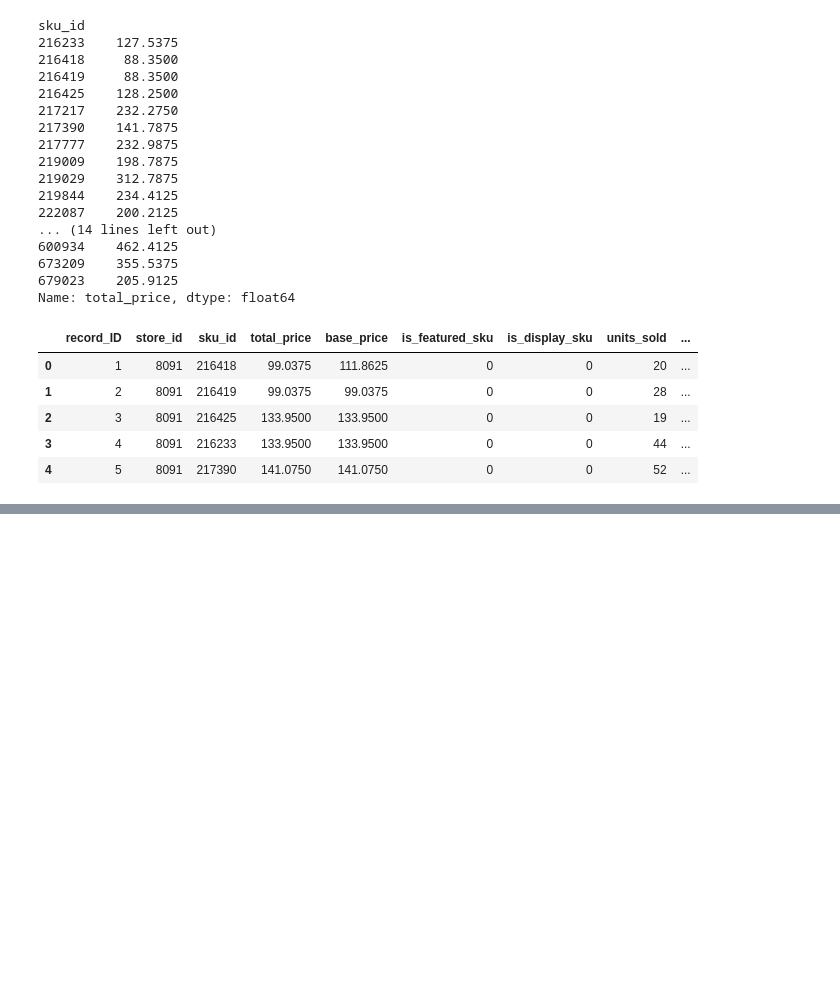
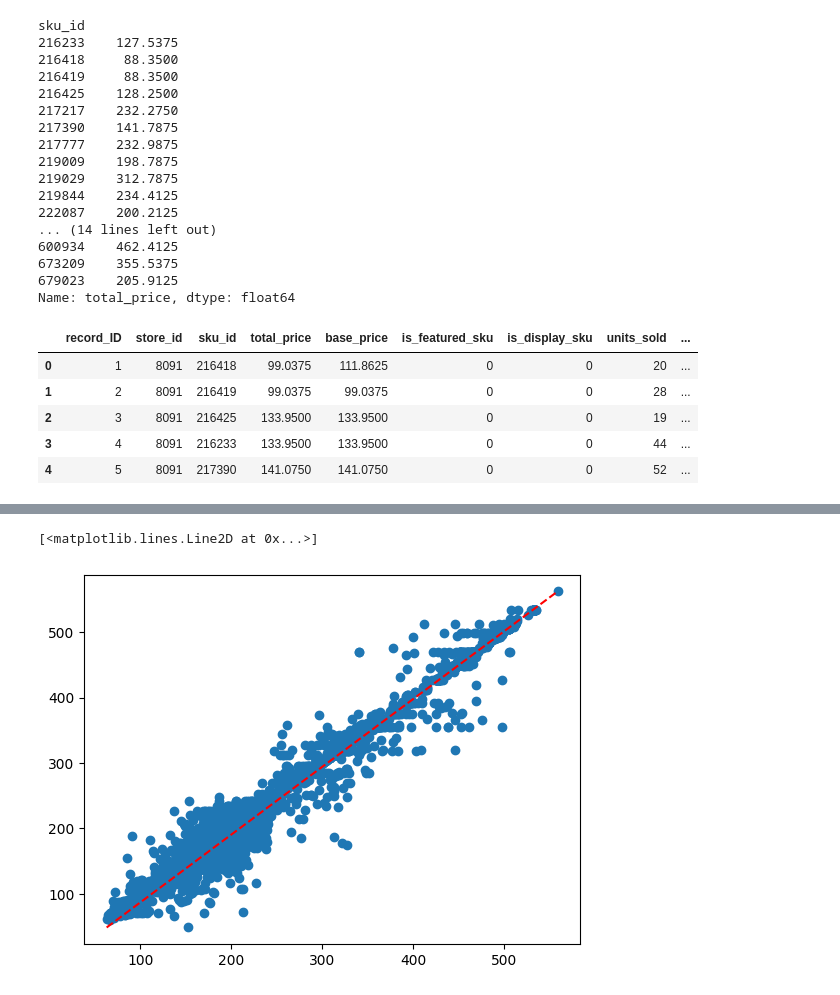
Before and after one commit to OndrejZapletal99/Python_DS_ML, a Jupyter notebook: demand_forecast/main.ipynb, the cells around one changed output, grey strips where cells are left out. Saved outputs shown, nothing was run; the diff lists cells and outputs as text; code cells hidden in the pictures; blank space fills up the shorter version.

Commit message:
first train model

```diff
--- a/demand_forecast/main.ipynb
+++ b/demand_forecast/main.ipynb
@@ -109,0 +118,7 @@ df.head(5)
+# %%
+X_train,X_test,y_train,y_test = train_test_split(X,y,test_size=0.2,random_state=42)
+X_train, X_val, y_train, y_val = train_test_split(X_train, y_train, test_size=0.2, random_state=42)
+# %%
+model = RandomForestRegressor(n_jobs = -1)
+# %%
+model.fit(X_train, y_train)
@@ -109,0 +127,4 @@ df.head(5)
+# %%
+y_pred  = model.predict(X_val)
+rmse = root_mean_squared_error(y_val, y_pred)
+print(f'RMSE: {rmse:.2f}')
@@ -109,0 +157,6 @@ df.head(5)
+# %%
+plt.scatter(y_pred, y_val)
+plt.plot(np.linspace(y_pred.min(), y_pred.max()),np.linspace(y_val.min(), y_val.max()), color='red', linestyle='--')
+# %% [output]
+[<matplotlib.lines.Line2D at 0x...>]
+[figure, added]
```
Also changed, not shown: parts of 10 cells of this notebook.
